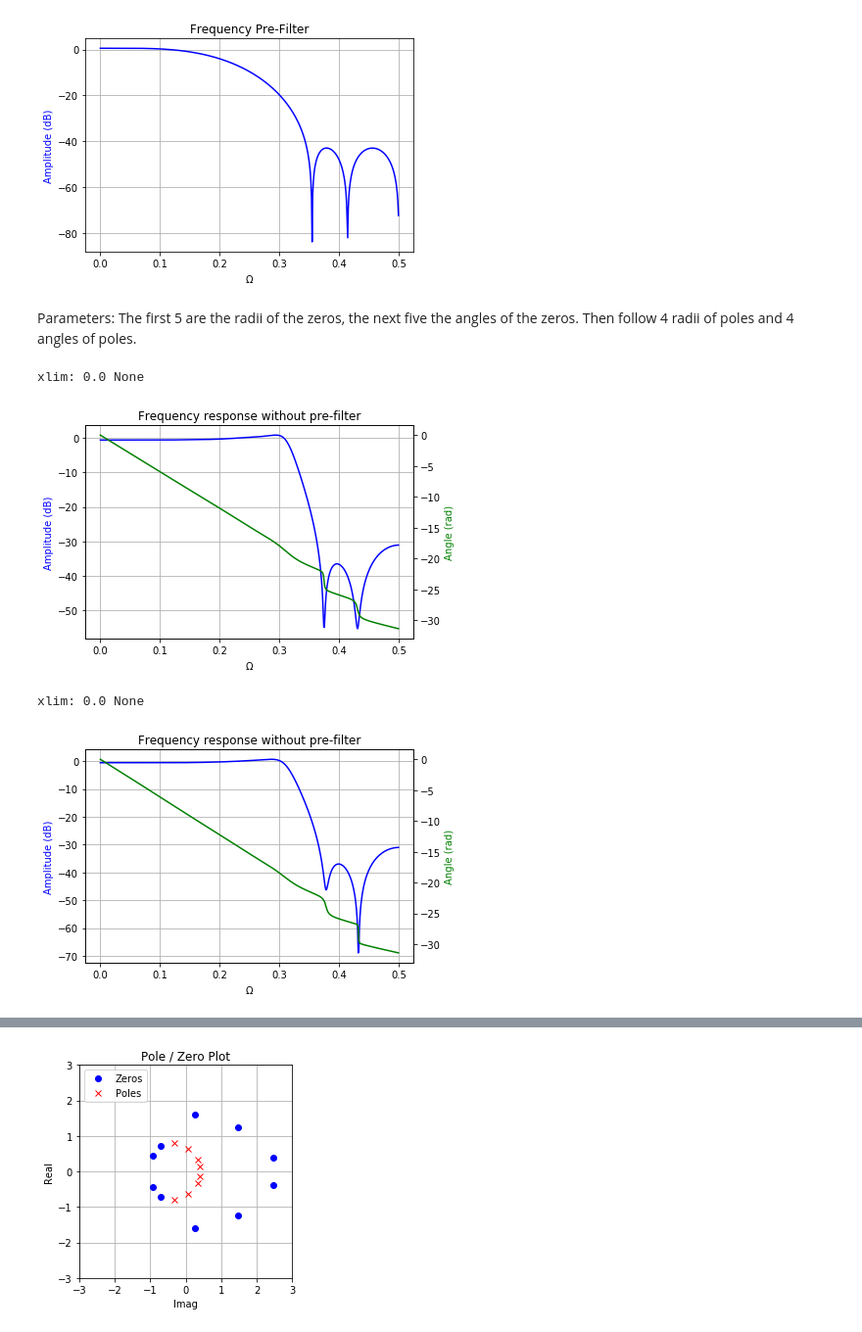
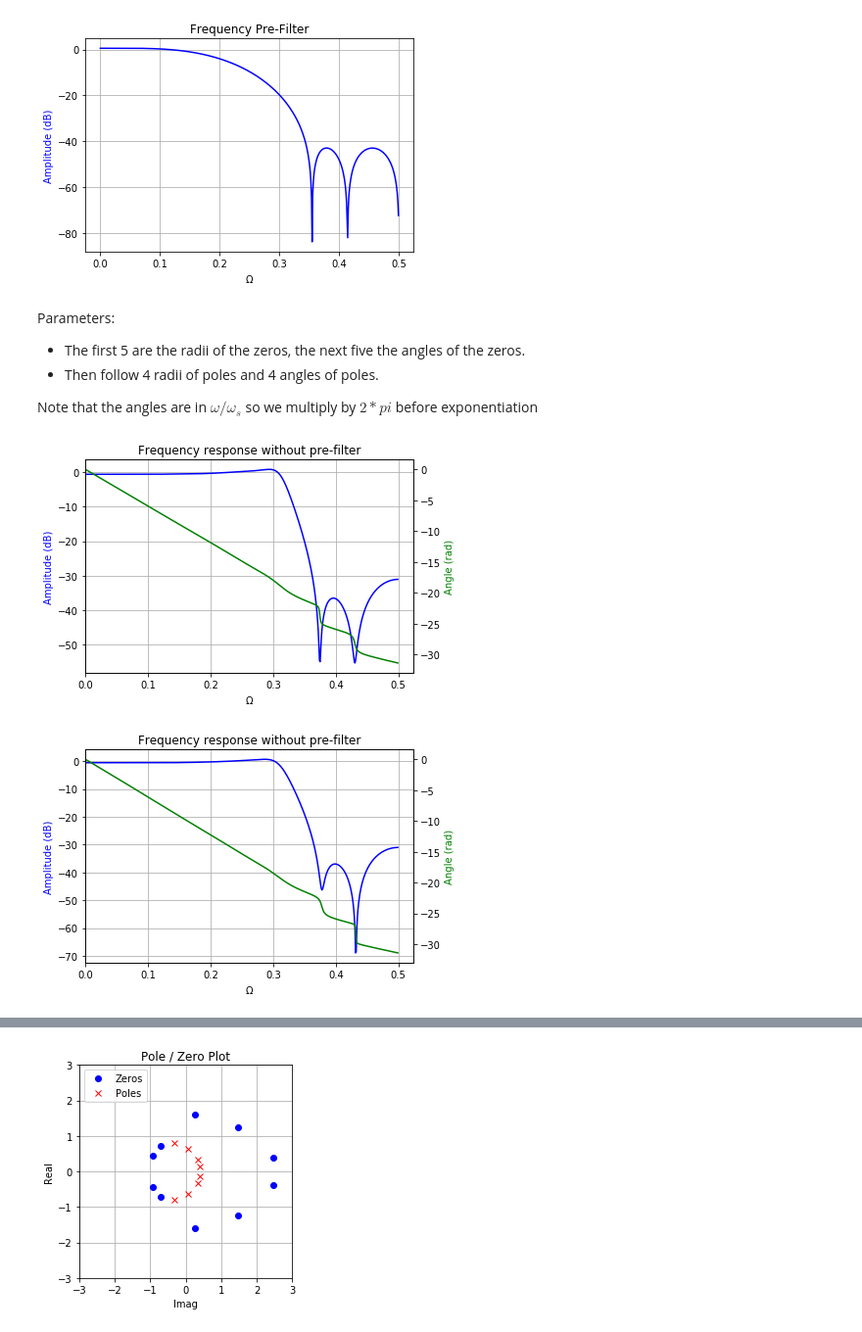
Before and after one commit to schlatterbeck/filter-optimizer, a Jupyter notebook: IIR_Filter.ipynb, the cells around one changed output, grey strips where cells are left out. Shown at 98% size. Saved outputs shown, nothing was run; the diff lists cells and outputs as text; code cells hidden in the pictures.

```diff
--- a/IIR_Filter.ipynb
+++ b/IIR_Filter.ipynb
@@ -198,13 +199,16 @@ Note that the Frequency response is bogus, see the next graphics reconstructed f
 # See accompanying maxima sheet.
 fir = [-0.033271, -0.019816, 0.169865, 0.415454, 0.415454, 0.169865, -0.019816, -0.033271]
 
-fir_zeros, fir_poles, fir_gain = tf2zpk (fir, [1.0])
+fir_zeros, fir_poles, fir_gain = signal.tf2zpk (fir, [1.0])
 print (fir_gain)
-fir_w, fir_h = freqz (fir)
+fir_w, fir_h = signal.freqz (fir)
 pole_zero_plot (fir_poles, fir_zeros)
-plot_response (fir_w, fir_h, fs = 1.0)
-fir_wgd, fir_gd = group_delay ((fir, [1.0]))
-plot_delay (fir_wgd, fir_gd, fs = 1.0)
+plot_response (fir_w, fir_h, fs = 1.0, logy = False)
+fir_wgd, fir_gd = signal.group_delay ((fir, [1.0]))
+plot_delay (fir_wgd, fir_gd, fs = 1.0, ymin = 2, ymax = 5)
+zzz, H = signal.freqz (fir, [1.0], 513)
+gd = -np.diff (np.unwrap (np.angle(H))) / np.diff (zzz)
+plot_delay (fir_wgd, gd, fs = 1.0, ymin = 2, ymax = 5)
 # %% [output]
 -0.033271
 [figure]
@@ -237,54 +241,55 @@ plt.show ()
 [figure]
 # %% [markdown]
 Parameters:
-The first 5 are the radii of the zeros, the next five the angles of the zeros.
-Then follow 4 radii of poles and 4 angles of poles.
+- The first 5 are the radii of the zeros, the next five the angles of the zeros.
+- Then follow 4 radii of poles and 4 angles of poles.
+
+Note that the angles are in $\omega / \omega_s$ so we multiply by $2*pi$ before exponentiation
 # %%
 a0_1 = 0.00390625
 params1 = \
  [ 1.620493889,  1.006124616,  1.016987443,  2.498671532,   1.919012547
  , 0.2243566662, 0.3745155931, 0.4304945767, 0.02474720217, 0.1109348238
  , 0.6369678974, 0.4702593982, 0.408888042,   0.8722907901
  , 0.2370584458, 0.125761658,  0.05192748457, 0.3109594584
  ]
 a0_2 = 0.01
 params2 = \
  [ 1.70534277,   1.019881606,  1.558364391,  1.001873851, 1.829733968
  , 0.1320674717, 0.3776784241, 0.2309984416, 0.4321155548, 0.04620760679
  , 0.8493334651, 0.3932341039,  0.6438843012, 0.5428563952
  , 0.3089904487, 0.01219726913, 0.2359268814, 0.124328509
  ]
 zeros1 = [params1 [k]    * e ** (2j * pi * params1 [k+5])  for k in range (5)]
 poles1 = [params1 [k+10] * e ** (2j * pi * params1 [k+14]) for k in range (4)]
 zeros2 = [params2 [k]    * e ** (2j * pi * params2 [k+5])  for k in range (5)]
 poles2 = [params2 [k+10] * e ** (2j * pi * params2 [k+14]) for k in range (4)]
-# FIR-Pre-Filter: Multiply with other filter should convolve the first + second?
+
+# Add conjugate-complex zeros and poles
 update_conjugate_complex (zeros1)
 update_conjugate_complex (poles1)
 update_conjugate_complex (zeros2)
 update_conjugate_complex (poles2)
-(b1, a1) = zpk2tf (zeros1, poles1, a0_1)
-w1, h1 = freqz (b1, a1)
+(b1, a1) = signal.zpk2tf (zeros1, poles1, a0_1)
+w1, h1 = signal.freqz (b1, a1)
 h1f = fir_h * h1
-wgd1, gd1 = group_delay ((b1, a1))
+wgd1, gd1 = signal.group_delay ((b1, a1))
 plot_response (w1, h1, title = 'Frequency response without pre-filter', fs = 1.0)
-(b2, a2) = zpk2tf (zeros2, poles2, a0_2)
-w2, h2 = freqz (b2, a2)
+(b2, a2) = signal.zpk2tf (zeros2, poles2, a0_2)
+w2, h2 = signal.freqz (b2, a2)
 h2f = fir_h * h2
-wgd2, gd2 = group_delay ((b2, a2))
+wgd2, gd2 = signal.group_delay ((b2, a2))
 plot_response (w2, h2, title = 'Frequency response without pre-filter', fs = 1.0)
 
 # Applying two filters asks for a convolution not a multiplication
 # We use multiplication of the frequency responses (see above)
 #zeros1.extend (list (fir_zeros))
 #zeros2.extend (list (fir_zeros))
-#(b1, a1) = zpk2tf (zeros1, poles1, a0_1 * fir_gain)
-#w1, h1 = freqz (b1, a1)
-#(b2, a2) = zpk2tf (zeros2, poles2, a0_2 * fir_gain)
-#w2, h2 = freqz (b2, a2)
+#(b1, a1) = signal.zpk2tf (zeros1, poles1, a0_1 * fir_gain)
+#w1, h1 = signal.freqz (b1, a1)
+#(b2, a2) = signal.zpk2tf (zeros2, poles2, a0_2 * fir_gain)
+#w2, h2 = signal.freqz (b2, a2)
 # %% [output]
-xlim: 0.0 None
-[figure, old version]
+[figure, new version]
-xlim: 0.0 None
-[figure, old version]
+[figure, new version]
 # %%
```
Also changed, not shown: parts of 18 cells of this notebook.
